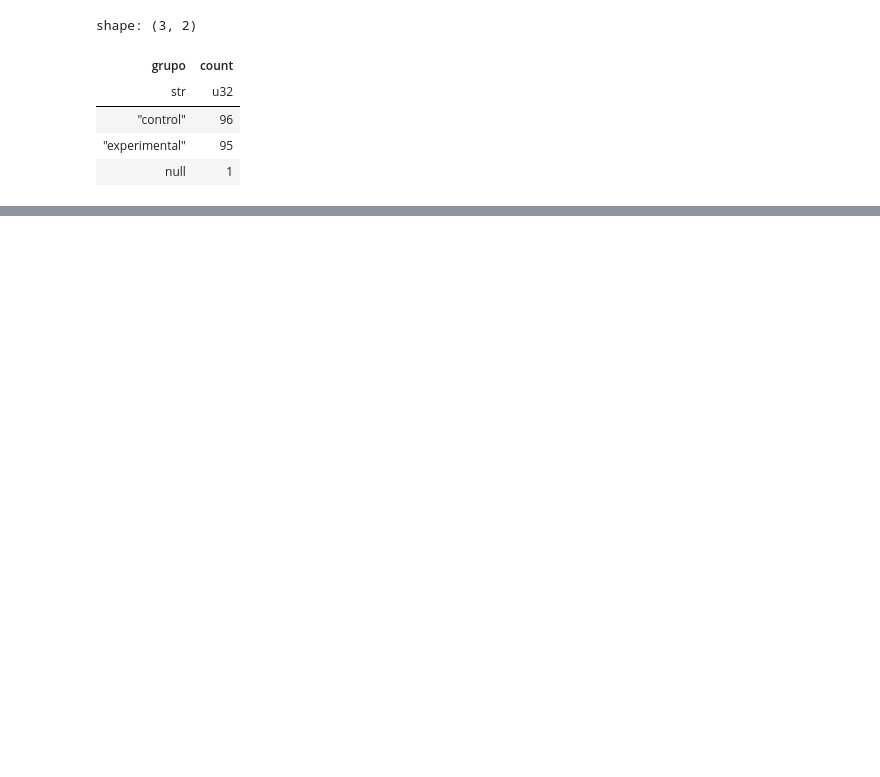
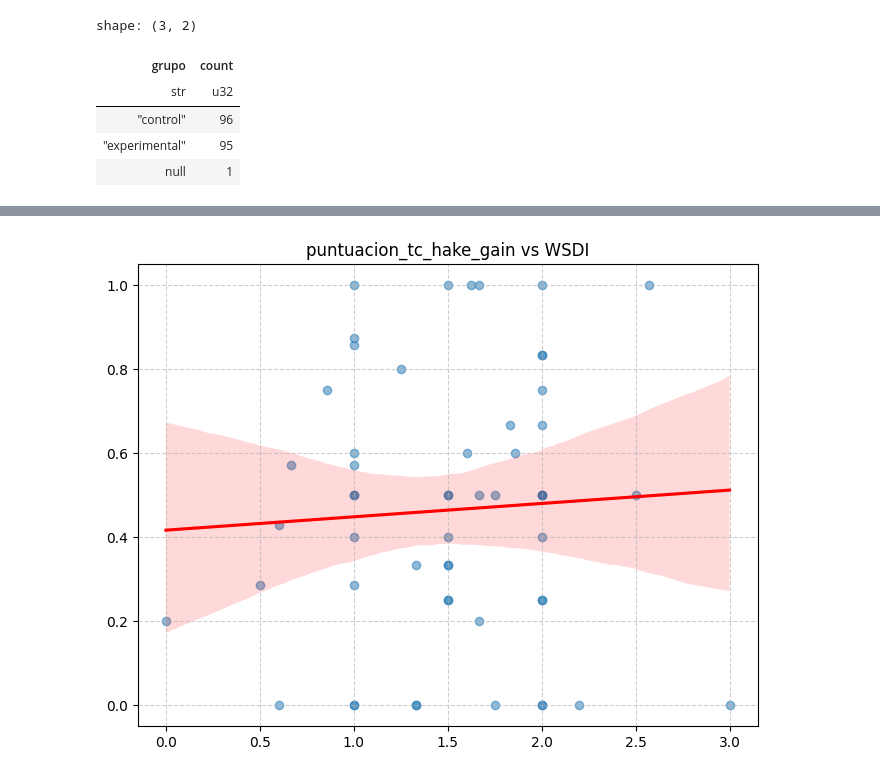
Before and after one commit to IBiDat/va-educational-impact, a Jupyter notebook: src/notebooks/educational_impact/educational_impact_analysis.ipynb, the cells around one changed output, grey strips where cells are left out. Cells and saved outputs as stored; diff of their text form; code cells hidden in the pictures; blank space fills up the shorter version.

```diff
--- a/src/notebooks/educational_impact/educational_impact_analysis.ipynb
+++ b/src/notebooks/educational_impact/educational_impact_analysis.ipynb
@@ -149,0 +197,15 @@ plt.show()
+# %%
+plt.figure(figsize=(8, 6))
+sns.regplot(
+    data=forms_interactions_df.filter(pl.col('puntuacion_tc_hake_gain') >= 0),
+    x='WSDI',
+    y='puntuacion_tc_hake_gain',
+    scatter_kws={'alpha':0.5}, # Transparencia para ver puntos solapados
+    line_kws={'color':'red'}   # Línea de tendencia
+)
+
+plt.title("puntuacion_tc_hake_gain vs WSDI")
+plt.grid(True, linestyle='--', alpha=0.6)
+plt.show()
+# %% [output]
+[figure, added]
```
Also changed, not shown: parts of 15 cells of this notebook, 1 other file.
